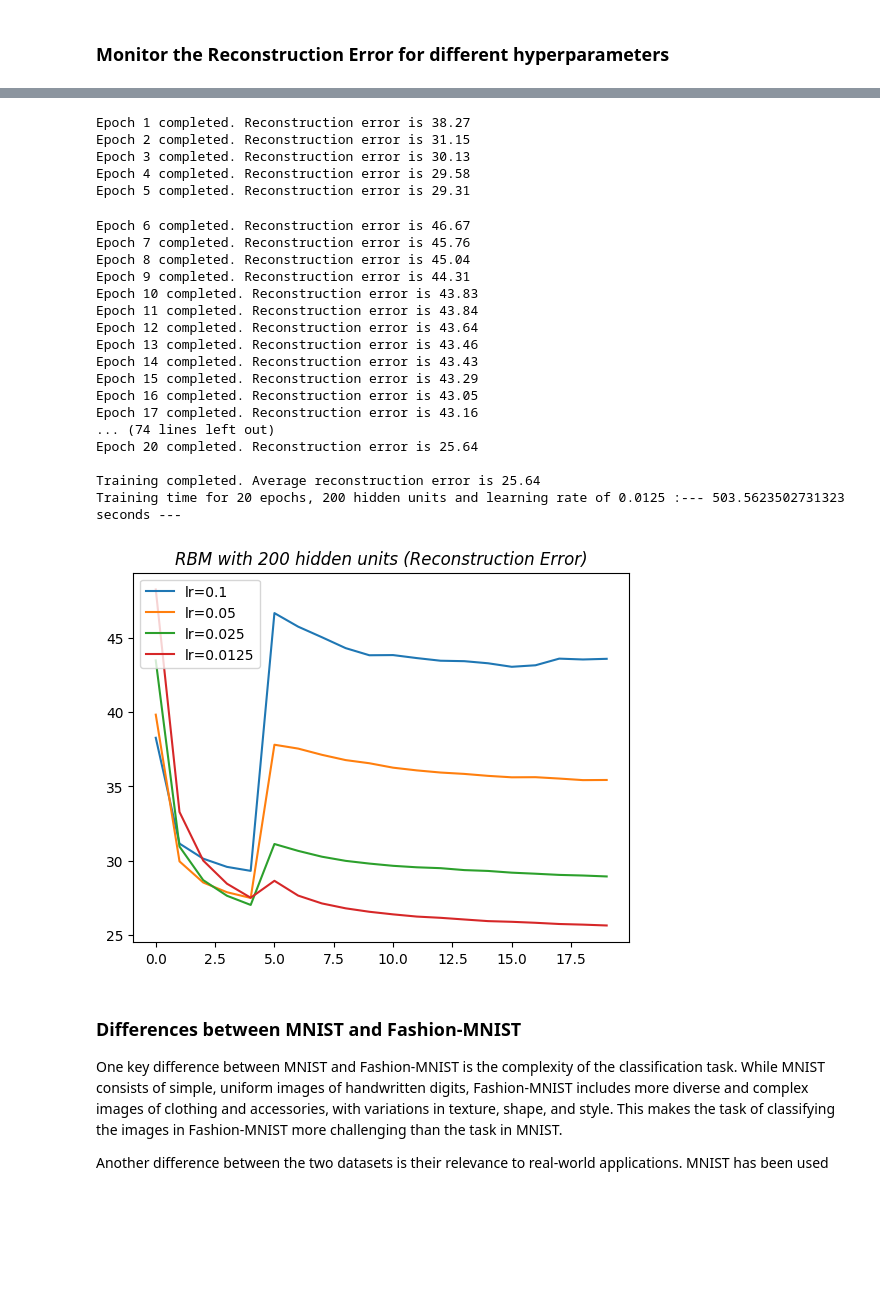
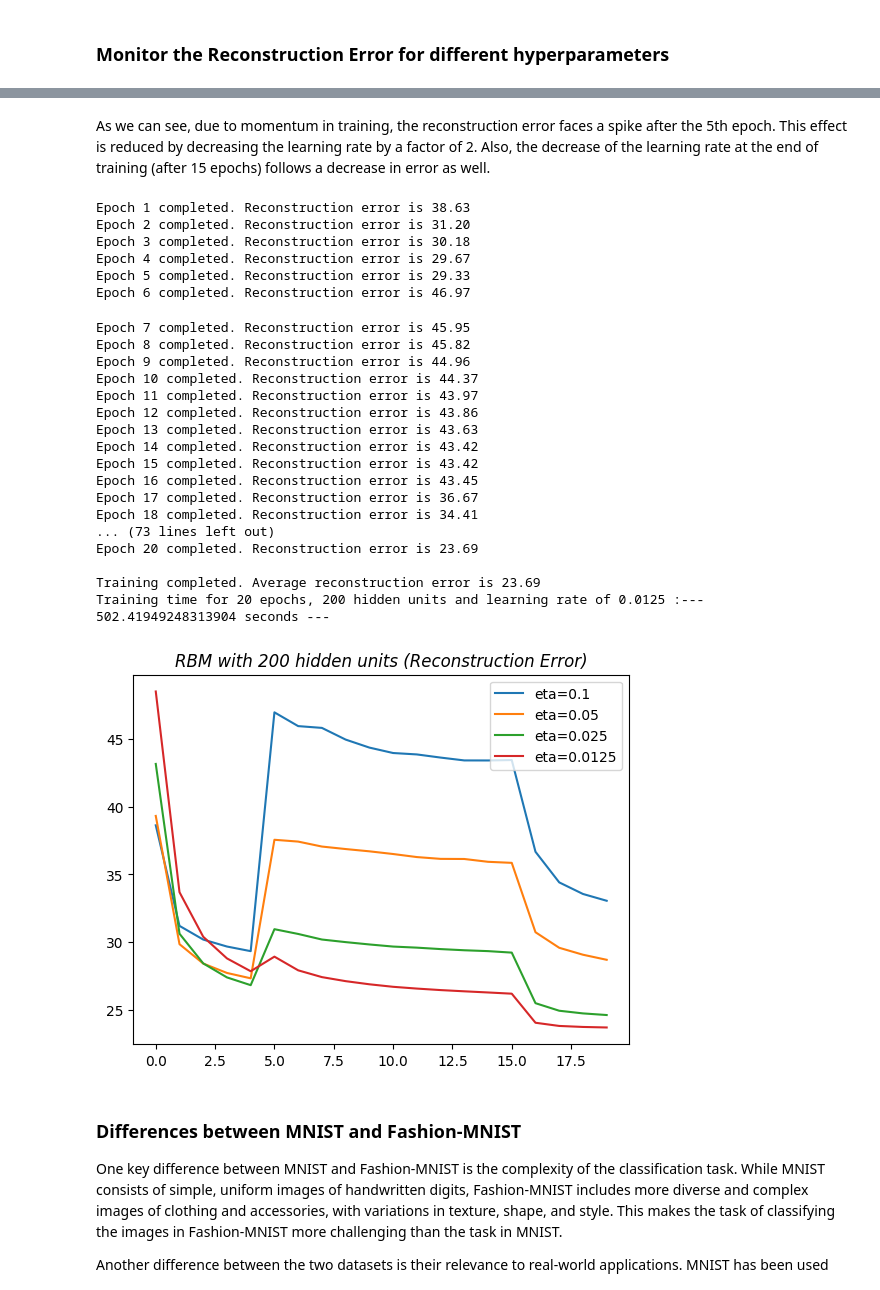
Before and after one commit to dkomni/machine-learning-overview, a Jupyter notebook: 03_RBMs.ipynb, the cells around one changed output, grey strips where cells are left out. Saved outputs shown, nothing was run; the diff lists cells and outputs as text; code cells hidden in the pictures; blank space fills up the shorter version.

Commit message:
machine learning

```diff
--- a/03_RBMs.ipynb
+++ b/03_RBMs.ipynb
@@ -91,8 +91,8 @@ epochs = 20
 # for datasets containing small number of equiprobable classes,
 # the ideal mini-batch size for contrastive divergence equals to the number of classes
 batch_size = 10
-# learning rate (adaptive with respect to the number of batch size)
-eta = 0.1/batch_size
+# learning rate (adaptive with respect to the number of batch size, adjusted in contrastive divergence)
+eta = 0.0125
 
 # store reconstruction error for different hyperparameters (for monitoring purposes)
 rec_err = np.zeros(epochs)
@@ -141,7 +141,7 @@ class RBM(object):
     def Contrastive_Divergence(self, v0, mini_batch_size, epoch, eta):
 
         ## positive phase of contrastive divergence (data driven phase)
-        z_h0 = np.dot(v0, self.weights) + np.tile(self.b, (v0.shape[0],1))
+        z_h0 = np.dot(v0, self.weights) + self.b
         prob_h0 = self.sigmoid(z_h0)
 
         # sample the states of hidden units based on prob_h0
@@ -157,11 +157,11 @@ class RBM(object):
 
         ## negative phase of contrastive divergence (reconstruction driven phase)
         # reconstruct the visible states from hidden states
-        z_v1 = np.dot(h0, self.weights.T) + np.tile(self.a, (h0.shape[0],1))
+        z_v1 = np.dot(h0, self.weights.T) + self.a
         v1 = self.sigmoid(z_v1)
 
         # sample the hidden states from the visible states
-        z_h1 = np.dot(v1, self.weights) + np.tile(self.b, (v1.shape[0],1))
+        z_h1 = np.dot(v1, self.weights) + self.b
         prob_h1 = self.sigmoid(z_h1)
 
         # negative phase products for updating the weights
@@ -173,6 +173,8 @@ class RBM(object):
 
         # set momentum as per Hinton's practical guide to training RBMs
         m = 0.5 if epoch < 5 else 0.9
+        # decrease learning rate at the end of training
+        eta = eta/mini_batch_size if epoch > 15 else eta
 
         self.w_inc = self.w_inc*m + (eta/mini_batch_size)*(vihj_data - vihj_model)
         self.a_inc = self.a_inc*m + (eta/mini_batch_size)*(vi_data - vi_model)
@@ -326,46 +329,49 @@ Training time for 20 epochs, 100 hidden units and learning rate of 0.0125 :--- 2
+# %% [markdown]
+As we can see, due to momentum in training, the reconstruction error faces a spike after the 5th epoch. This effect is reduced by decreasing the learning rate by a factor of 2. Also, the decrease of the learning rate at the end of training (after 15 epochs) follows a decrease in error as well.
 # %%
 # 200 hidden units
 eta = [0.1, 0.05, 0.025, 0.0125]
 error_all = np.zeros((len(eta),epochs))  # 4 tests of 20 epochs each
 
 i = 0
 for lr in eta:
         rbm = RBM(784, 200)
         start_time = time.time()
         error_all[i] = rbm.train_RBM(training_data, epochs, batch_size, lr)
         exec_time = time.time() - start_time
         print(f"Training time for 20 epochs, 200 hidden units and learning rate of {lr} :--- {exec_time} seconds ---")
         print()
         plt.plot(error_all[i])
         i += 1
 
 plt.title("RBM with 200 hidden units (Reconstruction Error)", style='italic')
-plt.legend(['lr=0.1', 'lr=0.05', 'lr=0.025', 'lr=0.0125'])
+plt.legend(['eta=0.1', 'eta=0.05', 'eta=0.025', 'eta=0.0125'])
 plt.show()
 # %% [output]
-Epoch 1 completed. Reconstruction error is 38.27
-Epoch 2 completed. Reconstruction error is 31.15
-Epoch 3 completed. Reconstruction error is 30.13
-Epoch 4 completed. Reconstruction error is 29.58
-Epoch 5 completed. Reconstruction error is 29.31
+Epoch 1 completed. Reconstruction error is 38.63
+Epoch 2 completed. Reconstruction error is 31.20
+Epoch 3 completed. Reconstruction error is 30.18
+Epoch 4 completed. Reconstruction error is 29.67
+Epoch 5 completed. Reconstruction error is 29.33
+Epoch 6 completed. Reconstruction error is 46.97
-Epoch 6 completed. Reconstruction error is 46.67
-Epoch 7 completed. Reconstruction error is 45.76
-Epoch 8 completed. Reconstruction error is 45.04
-Epoch 9 completed. Reconstruction error is 44.31
-Epoch 10 completed. Reconstruction error is 43.83
-Epoch 11 completed. Reconstruction error is 43.84
-Epoch 12 completed. Reconstruction error is 43.64
-Epoch 13 completed. Reconstruction error is 43.46
-Epoch 14 completed. Reconstruction error is 43.43
-Epoch 15 completed. Reconstruction error is 43.29
-Epoch 16 completed. Reconstruction error is 43.05
-Epoch 17 completed. Reconstruction error is 43.16
-... (74 lines left out)
-Epoch 20 completed. Reconstruction error is 25.64
+Epoch 7 completed. Reconstruction error is 45.95
+Epoch 8 completed. Reconstruction error is 45.82
+Epoch 9 completed. Reconstruction error is 44.96
+Epoch 10 completed. Reconstruction error is 44.37
+Epoch 11 completed. Reconstruction error is 43.97
+Epoch 12 completed. Reconstruction error is 43.86
+Epoch 13 completed. Reconstruction error is 43.63
+Epoch 14 completed. Reconstruction error is 43.42
+Epoch 15 completed. Reconstruction error is 43.42
+Epoch 16 completed. Reconstruction error is 43.45
+Epoch 17 completed. Reconstruction error is 36.67
+Epoch 18 completed. Reconstruction error is 34.41
+... (73 lines left out)
+Epoch 20 completed. Reconstruction error is 23.69
 
-Training completed. Average reconstruction error is 25.64
-Training time for 20 epochs, 200 hidden units and learning rate of 0.0125 :--- 503.5623502731323 seconds ---
+Training completed. Average reconstruction error is 23.69
+Training time for 20 epochs, 200 hidden units and learning rate of 0.0125 :--- 502.41949248313904 seconds ---
-[figure, old version]
+[figure, new version]
 # %% [markdown]
 ### Differences between MNIST and Fashion-MNIST
 
```
Also changed, not shown: parts of 5 cells of this notebook, 1 other file.
